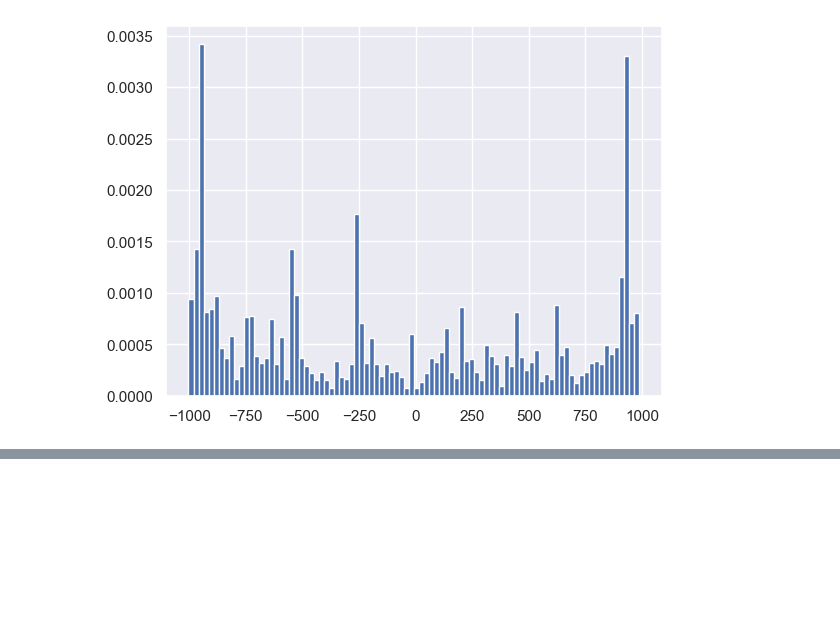
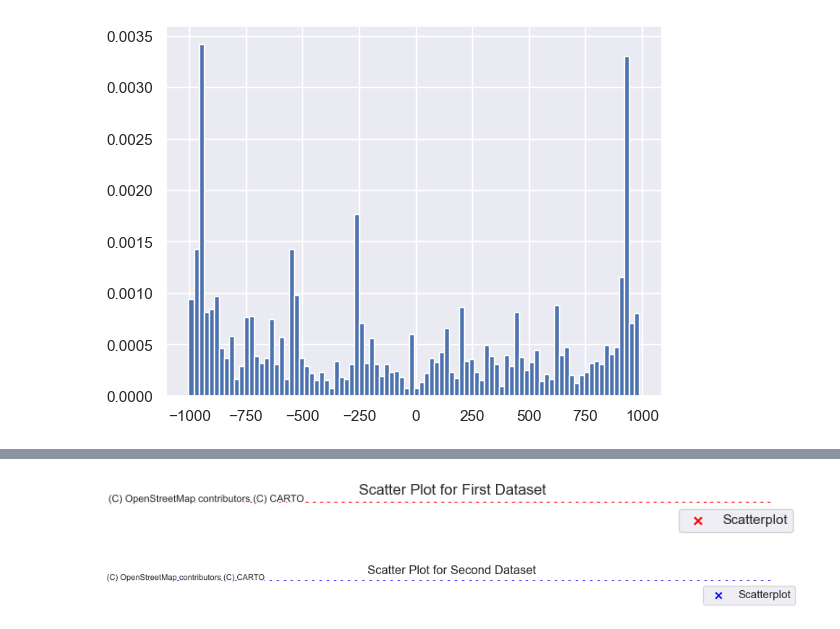
Before and after one commit to MEmshousen02/HeliosProjectDS, a Jupyter notebook: Main.ipynb, the cells around one changed output, grey strips where cells are left out. Drawn from its saved outputs; the diff is of its cells as text; code cells hidden in the pictures; blank space fills up the shorter version.

Commit message:
Update Main.ipynb
trying to get method 2 working

```diff
--- a/Main.ipynb
+++ b/Main.ipynb
@@ -131,18 +132,18 @@ import numpy as np
 # %%
 #method1
 
-x= currentbranch['x.pos.asec']
-y= currentbranch['total.counts']
+xFirstchart= currentbranch['x.pos.asec']
+yFirstchart= currentbranch['total.counts']
 
-hist = plt.hist(x, bins=90, weights=y, density=True)
+histMethod1x = plt.hist(xFirstchart, bins=90, weights=yFirstchart, density=True)
 
 # Now 'hist' will have y-values based on the 'total.counts' column, and x-values based on the 'x.pos.asec' column.
 # %% [output]
 [figure]
 # %%
-x= currentbranch['y.pos.asec']
-y= currentbranch['total.counts']
+xsecondChart= currentbranch['y.pos.asec']
+ysecondCHart= currentbranch['total.counts']
 
-hist = plt.hist(x, bins=90, weights=y, density=True)
+
 
 #end of method1 and task3
@@ -150,0 +154,52 @@ hist = plt.hist(x, bins=90, weights=y, density=True)
+# %%
+import numpy as np
+import matplotlib.pyplot as plt
+import contextily as ctx
+
+# Assuming xFirstchart, yFirstchart, xsecondChart, ysecondCHart are your data arrays
+
+# Calculate histograms
+hist_x, bin_edges_x = np.histogram(xFirstchart, bins=90, weights=yFirstchart, density=True)
+hist_y, bin_edges_y = np.histogram(xsecondChart, bins=90, weights=ysecondCHart, density=True)
+
+# Calculate bin centers
+bin_centers_x = (bin_edges_x[:-1] + bin_edges_x[1:]) / 2
+bin_centers_y = (bin_edges_y[:-1] + bin_edges_y[1:]) / 2
+
+# Create scatter plot for the first dataset
+f, ax1 = plt.subplots(figsize=(10, 8))
+plt.scatter(bin_centers_x, hist_x, c='red', marker='x', label='Scatterplot')
+
+# Add contextily basemap
+ax1.set_axis_off()
+ctx.add_basemap(ax=ax1, crs="EPSG:4326", source=ctx.providers.CartoDB.Positron)
+plt.legend()
+plt.title('Scatter Plot for First Dataset')
+
+# Create scatter plot for the second dataset
+f, ax2 = plt.subplots(figsize=(10, 8))
+plt.scatter(bin_centers_y, hist_y, c='blue', marker='x', label='Scatterplot')
+
+# Add contextily basemap
+ax2.set_axis_off()
+ctx.add_basemap(ax=ax2, crs="EPSG:4326", source=ctx.providers.CartoDB.Positron)
+plt.legend()
+plt.title('Scatter Plot for Second Dataset')
+
+# Kernel Density Estimation
+kde = sns.kdeplot(
+    ax=ax,
+    x=np.repeat(bin_centers_x, len(bin_centers_y)),  # Repeat x bin centers for each y value
+    y=np.tile(bin_centers_y, len(bin_centers_x)),  # Tile y bin centers for each x value
+    levels=levels,
+    fill=True,
+    cmap='Reds',
+    alpha=0.9
+)
+
+# Show the plots
+plt.tight_layout()
+plt.show()
+# %% [output]
+[figure, added]
+[figure, added]
```
Also changed, not shown: parts of 20 cells of this notebook.
